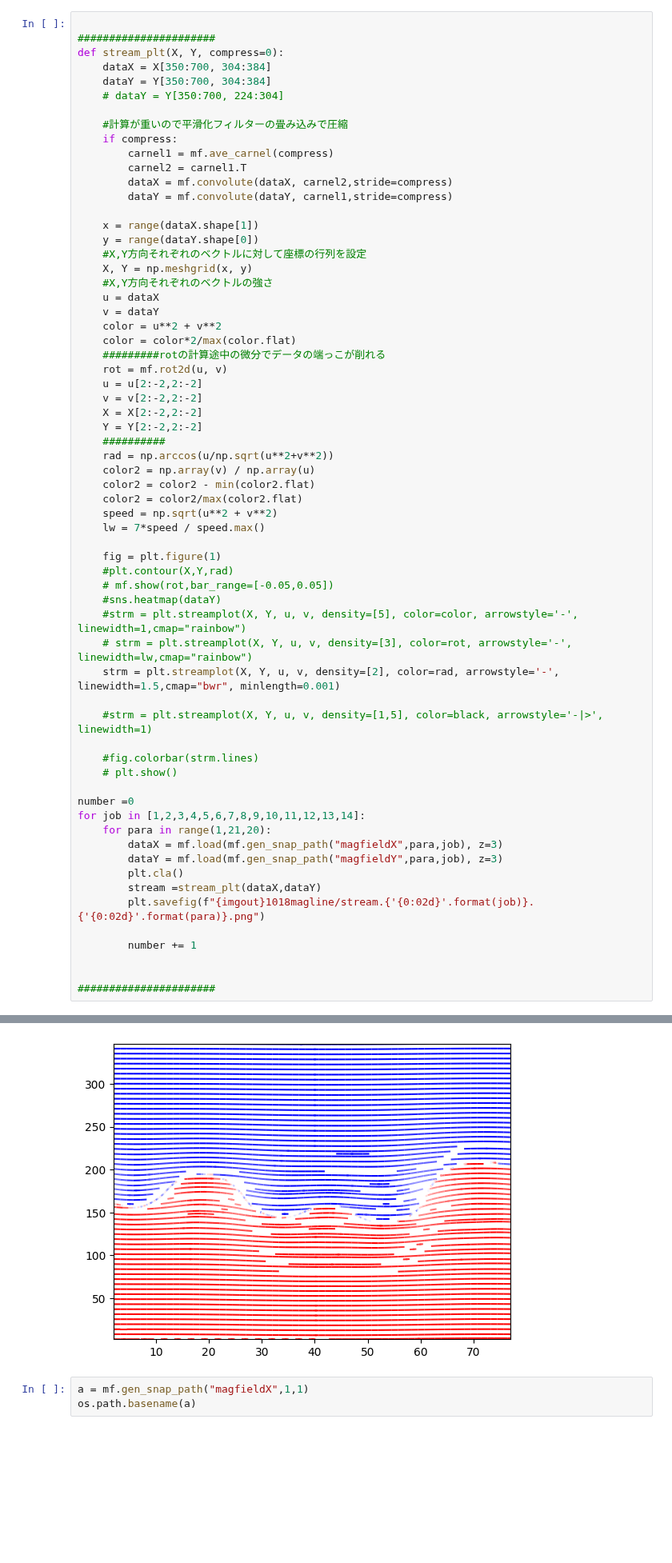
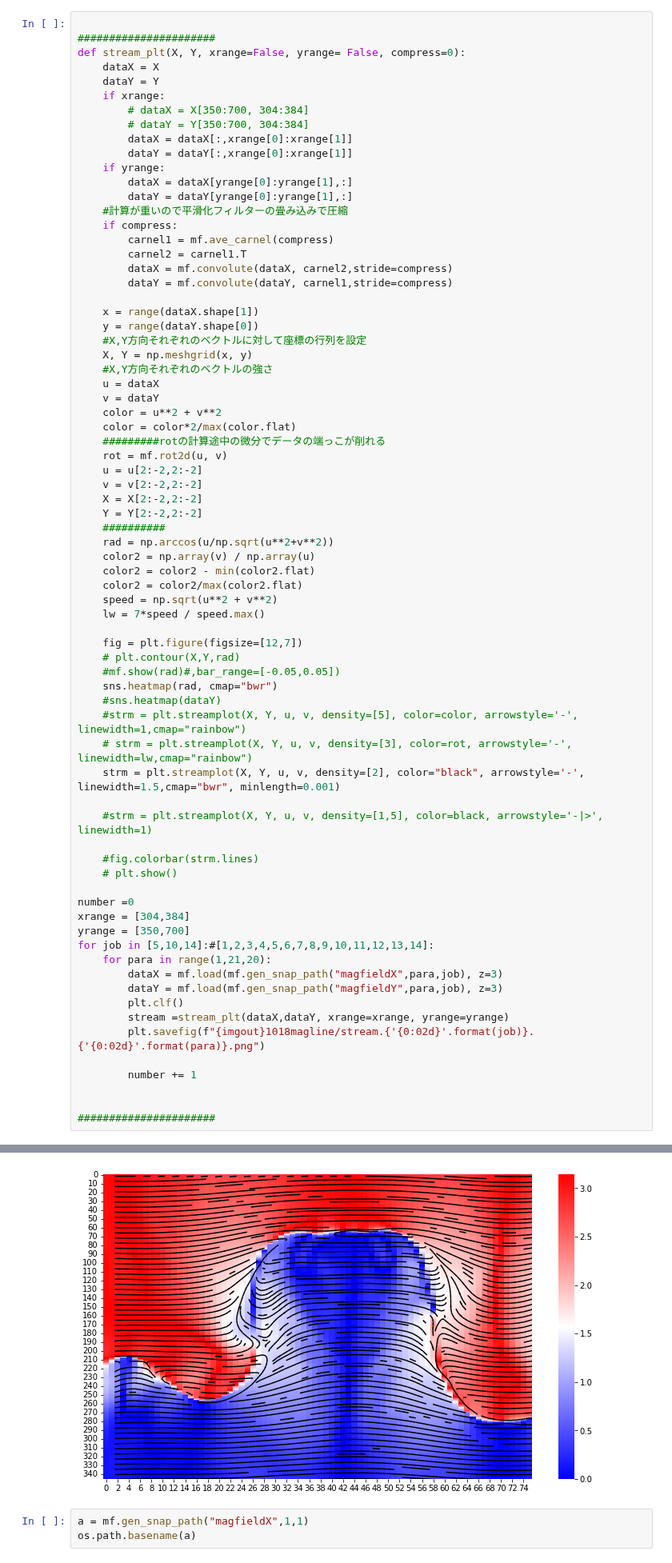
Before and after one commit to koki-mus/research, a Jupyter notebook: src/streamplot.ipynb, the cells around one changed output, grey strips where cells are left out. Shown at 80% size. Saved outputs shown, nothing was run; the diff lists cells and outputs as text; blank space fills up the shorter version.

Commit message:
strm big and better color

```diff
--- a/src/streamplot.ipynb
+++ b/src/streamplot.ipynb
@@ -15,11 +15,17 @@ snaps_dir = os.environ["snaps_dir"]
 # %%
 
 ######################
-def stream_plt(X, Y, compress=0):
-    dataX = X[350:700, 304:384]
-    dataY = Y[350:700, 304:384]
-    # dataY = Y[350:700, 224:304]
-
+def stream_plt(X, Y, xrange=False, yrange= False, compress=0):
+    dataX = X
+    dataY = Y
+    if xrange:
+        # dataX = X[350:700, 304:384]
+        # dataY = Y[350:700, 304:384]
+        dataX = dataX[:,xrange[0]:xrange[1]]
+        dataY = dataY[:,xrange[0]:xrange[1]]
+    if yrange:
+        dataX = dataX[yrange[0]:yrange[1],:]
+        dataY = dataY[yrange[0]:yrange[1],:]
     #計算が重いので平滑化フィルターの畳み込みで圧縮
     if compress:
         carnel1 = mf.ave_carnel(compress)
@@ -50,13 +56,14 @@ def stream_plt(X, Y, compress=0):
     speed = np.sqrt(u**2 + v**2)
     lw = 7*speed / speed.max()
 
-    fig = plt.figure(1)
-    #plt.contour(X,Y,rad)
-    # mf.show(rot,bar_range=[-0.05,0.05])
+    fig = plt.figure(figsize=[12,7])
+    # plt.contour(X,Y,rad)
+    #mf.show(rad)#,bar_range=[-0.05,0.05])
+    sns.heatmap(rad, cmap="bwr")
     #sns.heatmap(dataY)
     #strm = plt.streamplot(X, Y, u, v, density=[5], color=color, arrowstyle='-', linewidth=1,cmap="rainbow")
     # strm = plt.streamplot(X, Y, u, v, density=[3], color=rot, arrowstyle='-', linewidth=lw,cmap="rainbow")
-    strm = plt.streamplot(X, Y, u, v, density=[2], color=rad, arrowstyle='-', linewidth=1.5,cmap="bwr", minlength=0.001)
+    strm = plt.streamplot(X, Y, u, v, density=[2], color="black", arrowstyle='-', linewidth=1.5,cmap="bwr", minlength=0.001)
 
     #strm = plt.streamplot(X, Y, u, v, density=[1,5], color=black, arrowstyle='-|>', linewidth=1)
 
@@ -64,12 +71,14 @@ def stream_plt(X, Y, compress=0):
     # plt.show()
 
 number =0
-for job in [1,2,3,4,5,6,7,8,9,10,11,12,13,14]:
+xrange = [304,384]
+yrange = [350,700]
+for job in [5,10,14]:#[1,2,3,4,5,6,7,8,9,10,11,12,13,14]:
     for para in range(1,21,20):
         dataX = mf.load(mf.gen_snap_path("magfieldX",para,job), z=3)
         dataY = mf.load(mf.gen_snap_path("magfieldY",para,job), z=3)
-        plt.cla()
-        stream =stream_plt(dataX,dataY)
+        plt.clf()
+        stream =stream_plt(dataX,dataY, xrange=xrange, yrange=yrange)
         plt.savefig(f"{imgout}1018magline/stream.{'{0:02d}'.format(job)}.{'{0:02d}'.format(para)}.png")
 
         number += 1
@@ -81,4 +92,4 @@ FileNotFoundError: [Errno 2] No such file or directory: 'C:/Users/TsugiKawa/Desk
-[figure, old version]
+[figure, new version]
 # %%
 a = mf.gen_snap_path("magfieldX",1,1)
 os.path.basename(a)
```
Also changed, not shown: parts of 1 cell of this notebook.
